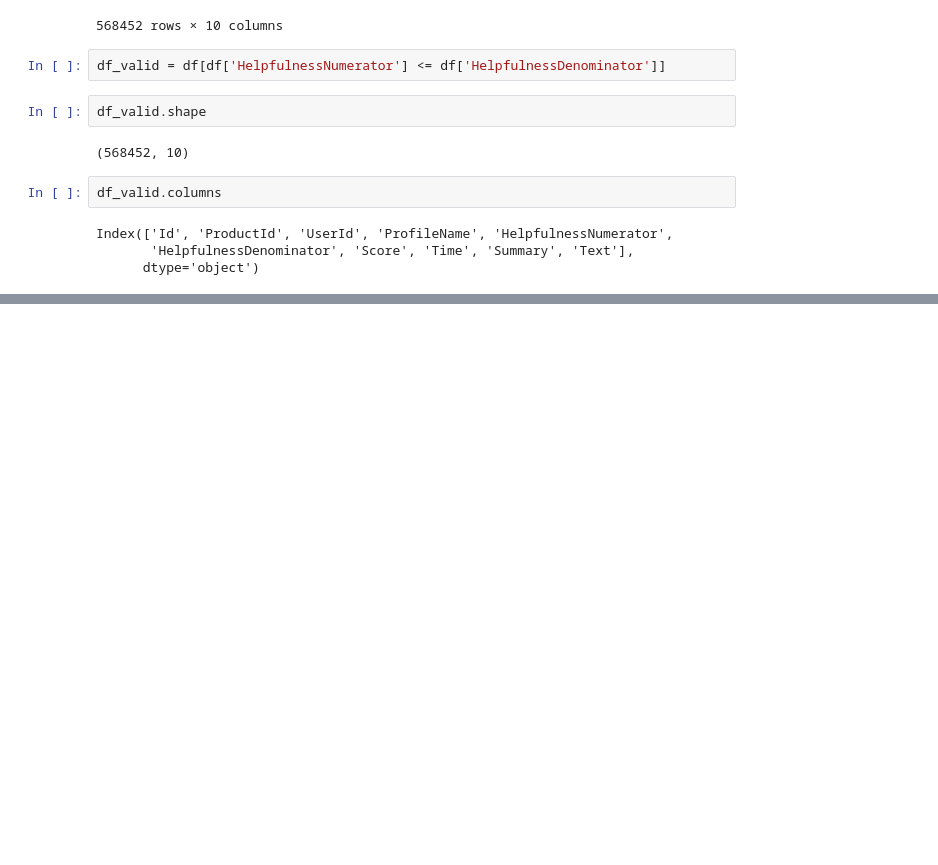
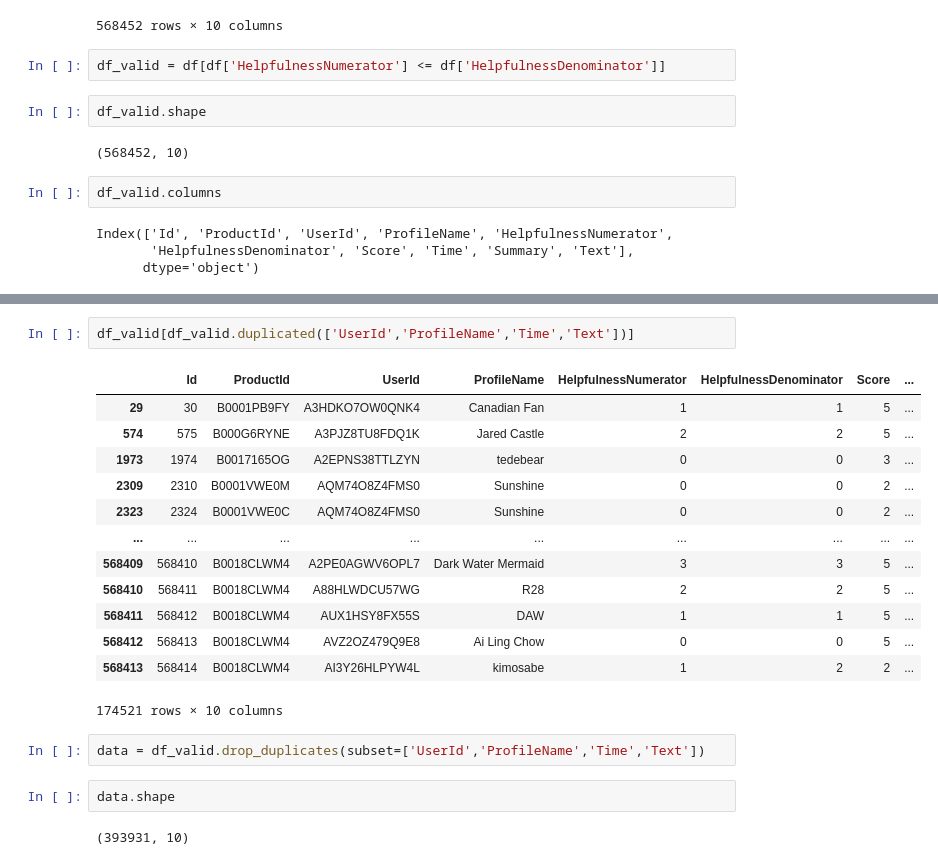
Before and after one commit to Sumetjutha/031_Real_Project_Analysis_Python, a Jupyter notebook: 005_Amazaon_Customers_Data_Analysis.ipynb, the cells around one changed output, grey strips where cells are left out. Drawn from its saved outputs; the diff is of its cells as text; blank space fills up the shorter version.

```diff
--- a/005_Amazaon_Customers_Data_Analysis.ipynb
+++ b/005_Amazaon_Customers_Data_Analysis.ipynb
@@ -109,0 +123,22 @@ df_valid.duplicated()
+# %%
+df_valid[df_valid.duplicated(['UserId','ProfileName','Time','Text'])]
+# %% [output]
+|  | Id | ProductId | UserId | ProfileName | HelpfulnessNumerator | HelpfulnessDenominator | Score | ... |
+| 29 | 30 | B0001PB9FY | A3HDKO7OW0QNK4 | Canadian Fan | 1 | 1 | 5 | ... |
+| 574 | 575 | B000G6RYNE | A3PJZ8TU8FDQ1K | Jared Castle | 2 | 2 | 5 | ... |
+| 1973 | 1974 | B0017165OG | A2EPNS38TTLZYN | tedebear | 0 | 0 | 3 | ... |
+| 2309 | 2310 | B0001VWE0M | AQM74O8Z4FMS0 | Sunshine | 0 | 0 | 2 | ... |
+| 2323 | 2324 | B0001VWE0C | AQM74O8Z4FMS0 | Sunshine | 0 | 0 | 2 | ... |
+| ... | ... | ... | ... | ... | ... | ... | ... | ... |
+| 568409 | 568410 | B0018CLWM4 | A2PE0AGWV6OPL7 | Dark Water Mermaid | 3 | 3 | 5 | ... |
+| 568410 | 568411 | B0018CLWM4 | A88HLWDCU57WG | R28 | 2 | 2 | 5 | ... |
+| 568411 | 568412 | B0018CLWM4 | AUX1HSY8FX55S | DAW | 1 | 1 | 5 | ... |
+| 568412 | 568413 | B0018CLWM4 | AVZ2OZ479Q9E8 | Ai Ling Chow | 0 | 0 | 5 | ... |
+| 568413 | 568414 | B0018CLWM4 | AI3Y26HLPYW4L | kimosabe | 1 | 2 | 2 | ... |
+174521 rows × 10 columns
+# %%
+data = df_valid.drop_duplicates(subset=['UserId','ProfileName','Time','Text'])
+# %%
+data.shape
+# %% [output]
+(393931, 10)
```
Also changed, not shown: parts of 26 cells of this notebook.
